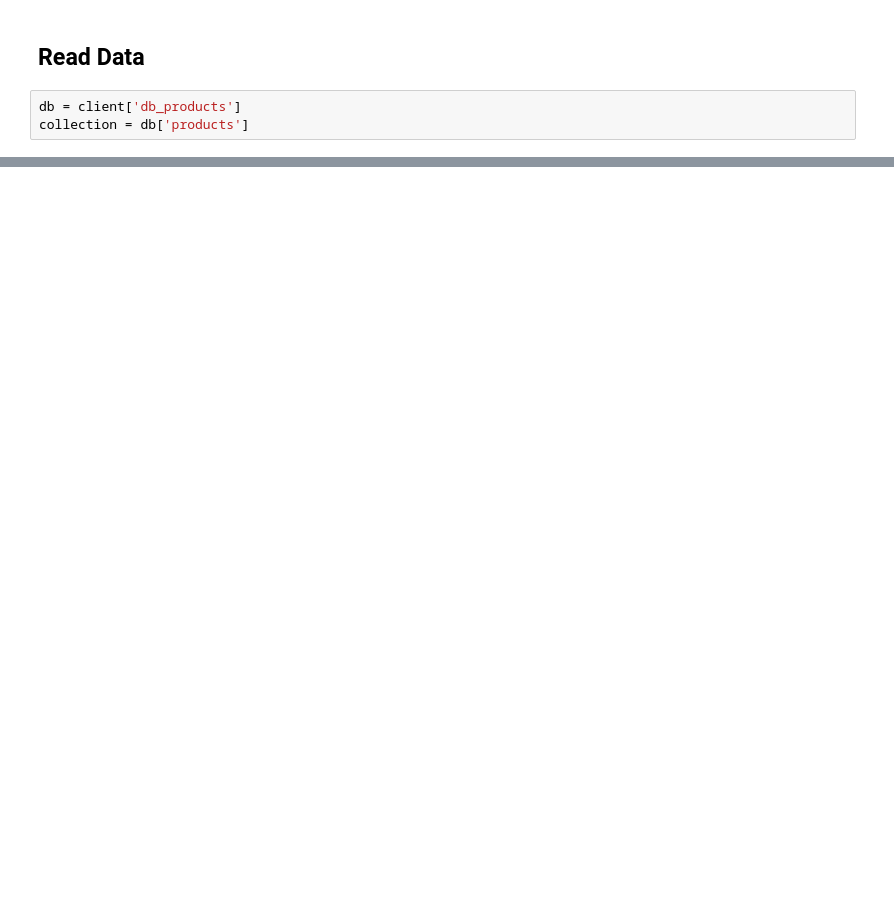
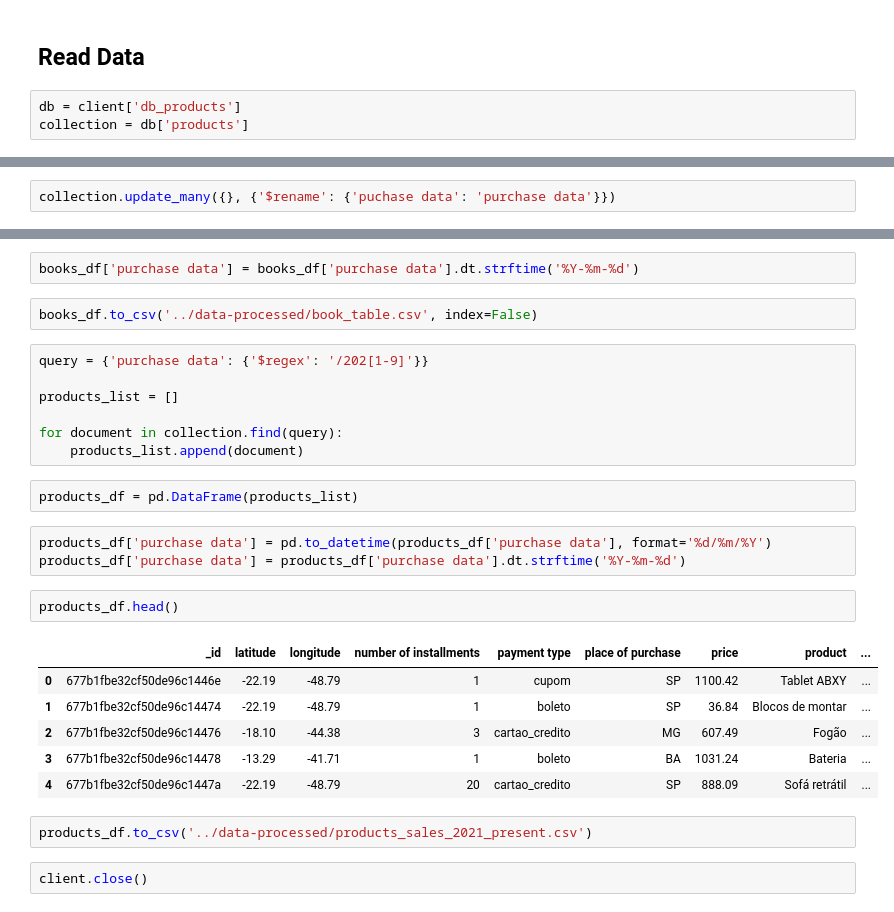
Before and after one commit to marioumbelino/pipeline-ecommerce, a Jupyter notebook: notebooks/transform_data.ipynb, the cells around one changed output, grey strips where cells are left out. Cells and saved outputs as stored; diff of their text form; blank space fills up the shorter version.

Commit message:
transform data to BI team
modify the type of "purchase data" to datetime for better compatibility with MySQL, and filter the products sold from 2021 to the present

```diff
--- a/notebooks/transform_data.ipynb
+++ b/notebooks/transform_data.ipynb
@@ -42,0 +101,2 @@ collection.find_one()
+# %%
+collection.update_many({}, {'$rename': {'puchase data': 'purchase data'}})
@@ -42,0 +129,29 @@ collection.find_one()
+# %%
+books_df['purchase data'] = books_df['purchase data'].dt.strftime('%Y-%m-%d')
+# %%
+books_df.to_csv('../data-processed/book_table.csv', index=False)
+# %%
+query = {'purchase data': {'$regex': '/202[1-9]'}}
+
+products_list = []
+
+for document in collection.find(query):
+    products_list.append(document)
+# %%
+products_df = pd.DataFrame(products_list)
+# %%
+products_df['purchase data'] = pd.to_datetime(products_df['purchase data'], format='%d/%m/%Y')
+products_df['purchase data'] = products_df['purchase data'].dt.strftime('%Y-%m-%d')
+# %%
+products_df.head()
+# %% [output]
+|  | _id | latitude | longitude | number of installments | payment type | place of purchase | price | product | ... |
+| 0 | 677b1fbe32cf50de96c1446e | -22.19 | -48.79 | 1 | cupom | SP | 1100.42 | Tablet ABXY | ... |
+| 1 | 677b1fbe32cf50de96c14474 | -22.19 | -48.79 | 1 | boleto | SP | 36.84 | Blocos de montar | ... |
+| 2 | 677b1fbe32cf50de96c14476 | -18.10 | -44.38 | 3 | cartao_credito | MG | 607.49 | Fogão | ... |
+| 3 | 677b1fbe32cf50de96c14478 | -13.29 | -41.71 | 1 | boleto | BA | 1031.24 | Bateria | ... |
+| 4 | 677b1fbe32cf50de96c1447a | -22.19 | -48.79 | 20 | cartao_credito | SP | 888.09 | Sofá retrátil | ... |
+# %%
+products_df.to_csv('../data-processed/products_sales_2021_present.csv')
+# %%
+client.close()
```
Also changed, not shown: parts of 9 cells of this notebook, 2 other files.
